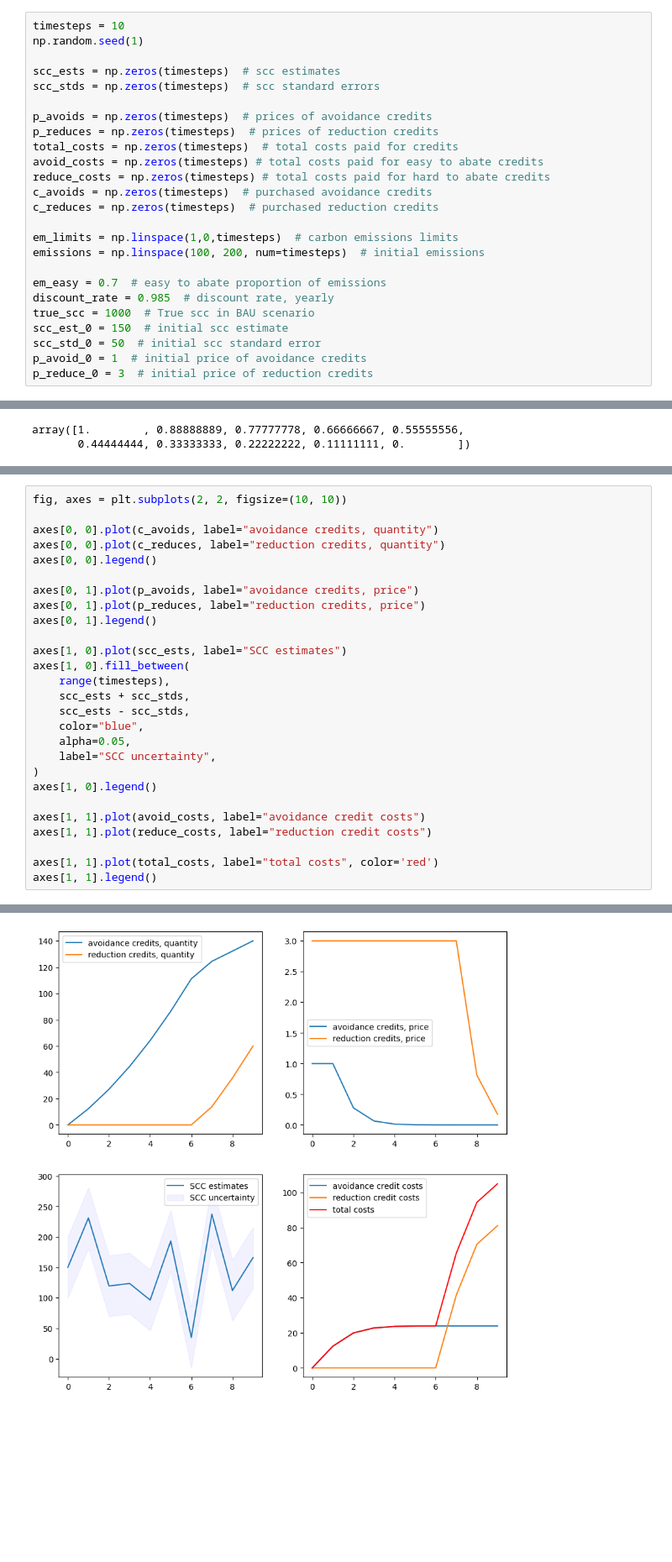
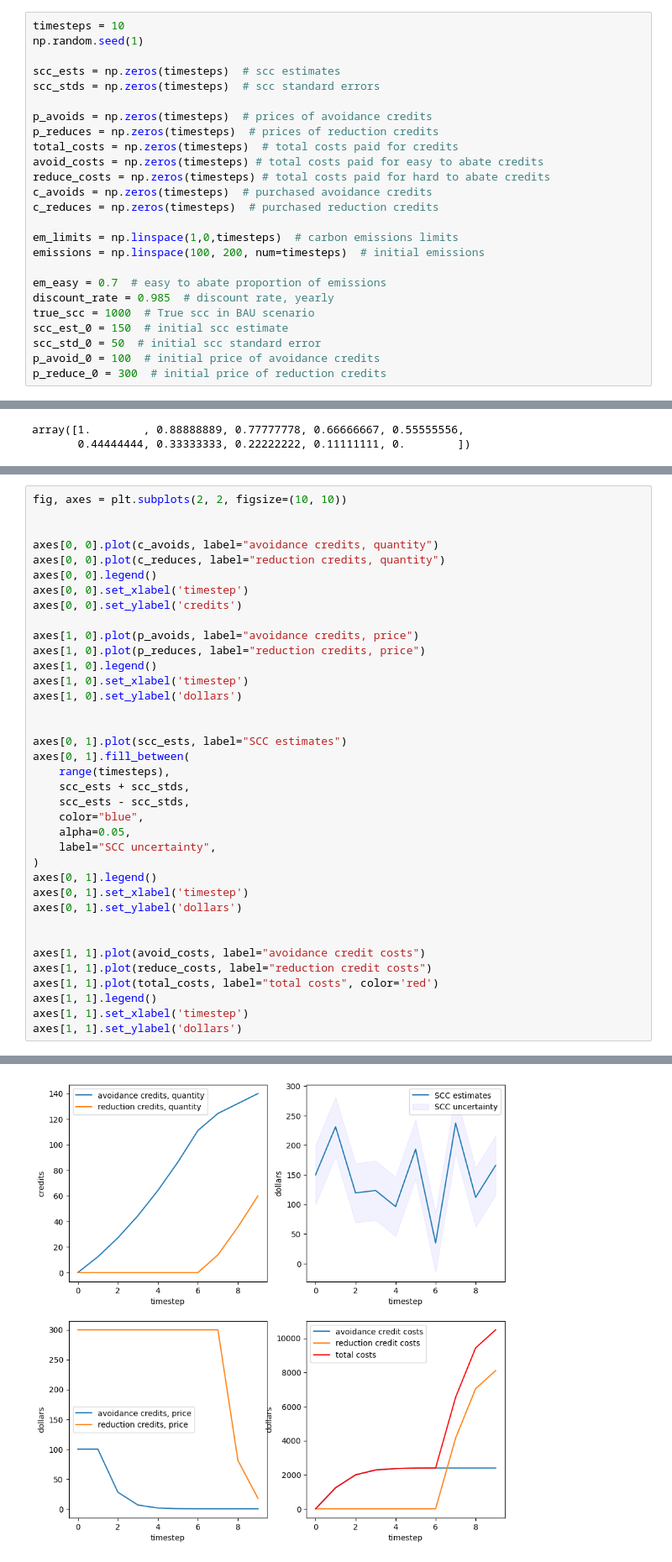
Before and after one commit to AndrewRWilliams/breakthrough-PReCaP, a Jupyter notebook: breakthrough-PReCaP.ipynb, the cells around one changed output, grey strips where cells are left out. Shown: that part at 84% size. Cells and saved outputs as stored; diff of their text form; blank space fills up the shorter version.

Commit message:
reorganized plots, better credit prices

```diff
--- a/breakthrough-PReCaP.ipynb
+++ b/breakthrough-PReCaP.ipynb
@@ -25,8 +25,8 @@ discount_rate = 0.985  # discount rate, yearly
 true_scc = 1000  # True scc in BAU scenario
 scc_est_0 = 150  # initial scc estimate
 scc_std_0 = 50  # initial scc standard error
-p_avoid_0 = 1  # initial price of avoidance credits
-p_reduce_0 = 3  # initial price of reduction credits
+p_avoid_0 = 100  # initial price of avoidance credits
+p_reduce_0 = 300  # initial price of reduction credits
 # %%
 em_limits
 # %% [output]
@@ -178,17 +178,23 @@ for step, em_limit in enumerate(em_limits):
     p_reduce = update_p_reduce(p_reduce, c_reduce)
 # %%
 fig, axes = plt.subplots(2, 2, figsize=(10, 10))
+
 
 axes[0, 0].plot(c_avoids, label="avoidance credits, quantity")
 axes[0, 0].plot(c_reduces, label="reduction credits, quantity")
 axes[0, 0].legend()
+axes[0, 0].set_xlabel('timestep')
+axes[0, 0].set_ylabel('credits')
 
-axes[0, 1].plot(p_avoids, label="avoidance credits, price")
-axes[0, 1].plot(p_reduces, label="reduction credits, price")
-axes[0, 1].legend()
+axes[1, 0].plot(p_avoids, label="avoidance credits, price")
+axes[1, 0].plot(p_reduces, label="reduction credits, price")
+axes[1, 0].legend()
+axes[1, 0].set_xlabel('timestep')
+axes[1, 0].set_ylabel('dollars')
 
-axes[1, 0].plot(scc_ests, label="SCC estimates")
-axes[1, 0].fill_between(
+
+axes[0, 1].plot(scc_ests, label="SCC estimates")
+axes[0, 1].fill_between(
     range(timesteps),
     scc_ests + scc_stds,
     scc_ests - scc_stds,
@@ -196,11 +202,15 @@ axes[1, 0].fill_between(
     alpha=0.05,
     label="SCC uncertainty",
 )
-axes[1, 0].legend()
+axes[0, 1].legend()
+axes[0, 1].set_xlabel('timestep')
+axes[0, 1].set_ylabel('dollars')
+
 
 axes[1, 1].plot(avoid_costs, label="avoidance credit costs")
 axes[1, 1].plot(reduce_costs, label="reduction credit costs")
-
 axes[1, 1].plot(total_costs, label="total costs", color='red')
 axes[1, 1].legend()
+axes[1, 1].set_xlabel('timestep')
+axes[1, 1].set_ylabel('dollars')
 # %% [output]
@@ -208 +218 @@ axes[1, 1].legend()
-[figure, old version]
+[figure, new version]
```
Also changed, not shown: parts of 1 cell of this notebook.
